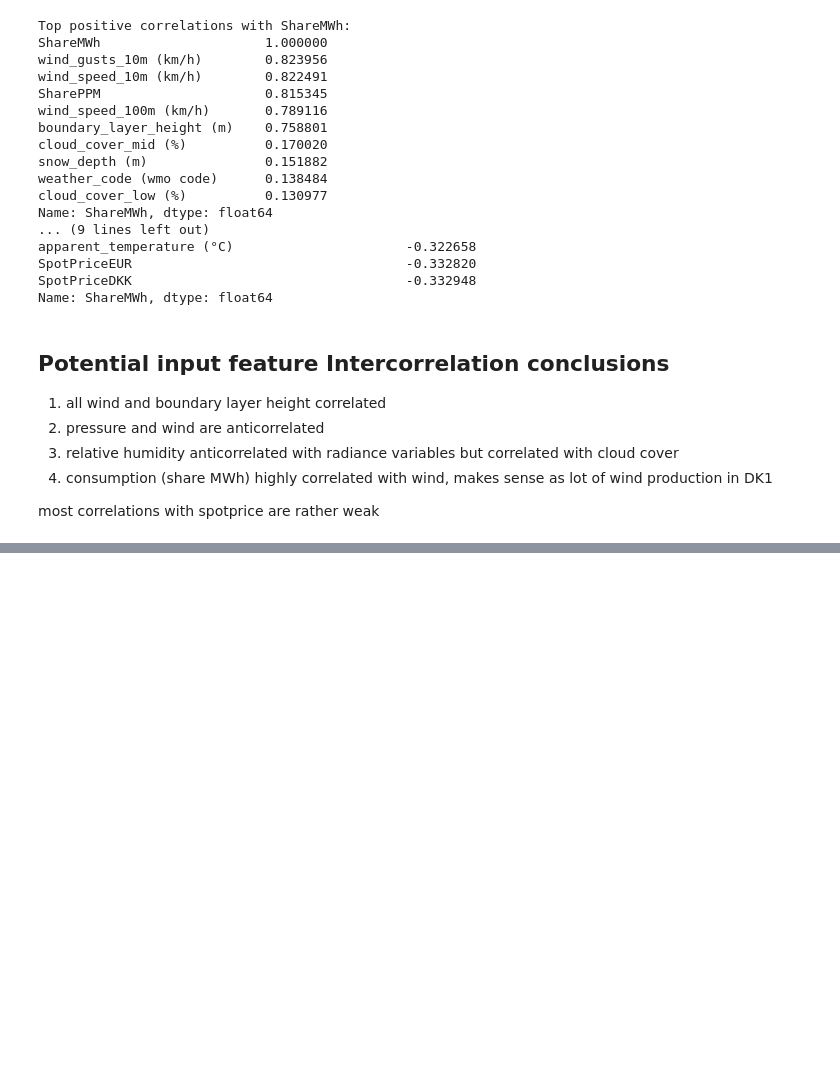
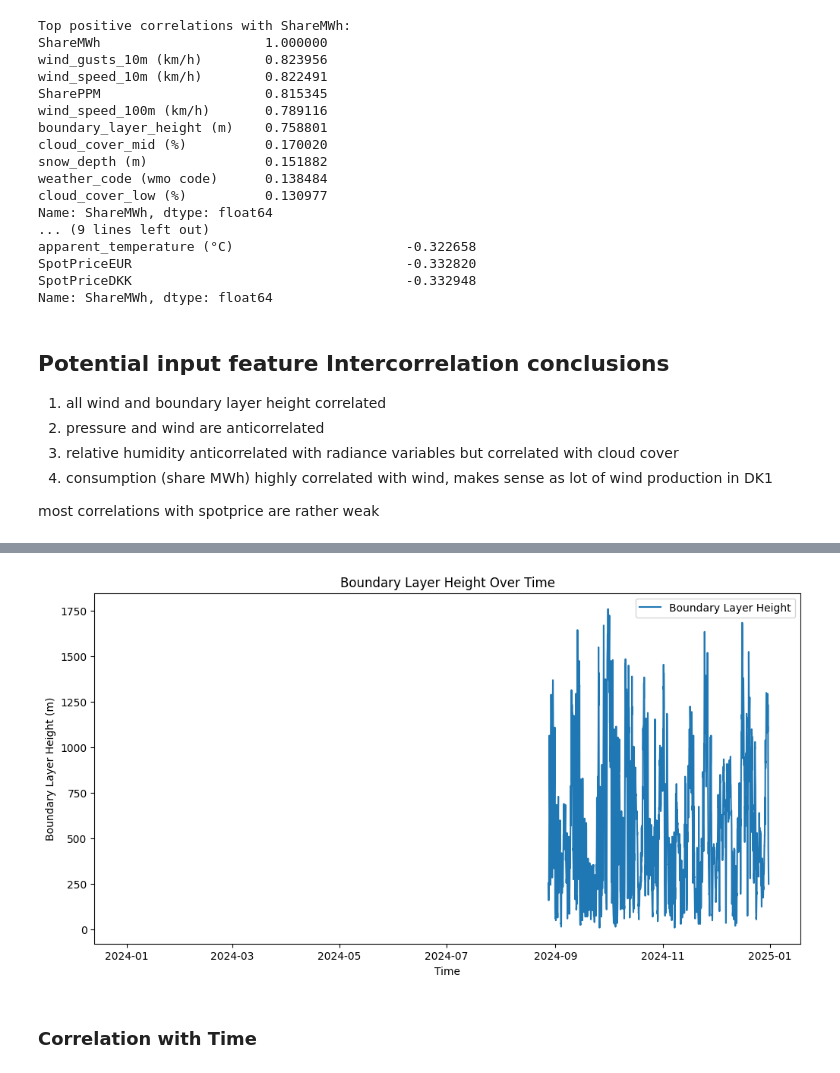
Before and after one commit to JonasSinjan/officeWindowPowerForecast, a Jupyter notebook: pearsons_corr.ipynb, the cells around one changed output, grey strips where cells are left out. Cells and saved outputs as stored; diff of their text form; code cells hidden in the pictures; blank space fills up the shorter version.

```diff
--- a/pearsons_corr.ipynb
+++ b/pearsons_corr.ipynb
@@ -263,0 +400,12 @@ most correlations with spotprice are rather weak
+# %%
+plt.figure(figsize=(12,6))
+plt.plot(mergeddf['time'], mergeddf['boundary_layer_height (m)'], label='Boundary Layer Height')
+plt.xlabel('Time')
+plt.ylabel('Boundary Layer Height (m)')
+plt.title('Boundary Layer Height Over Time')
+plt.legend()
+plt.show()
+# %% [output]
+[figure, added]
+# %% [markdown]
+### Correlation with Time
```
Also changed, not shown: parts of 14 cells of this notebook, 2 other files.
